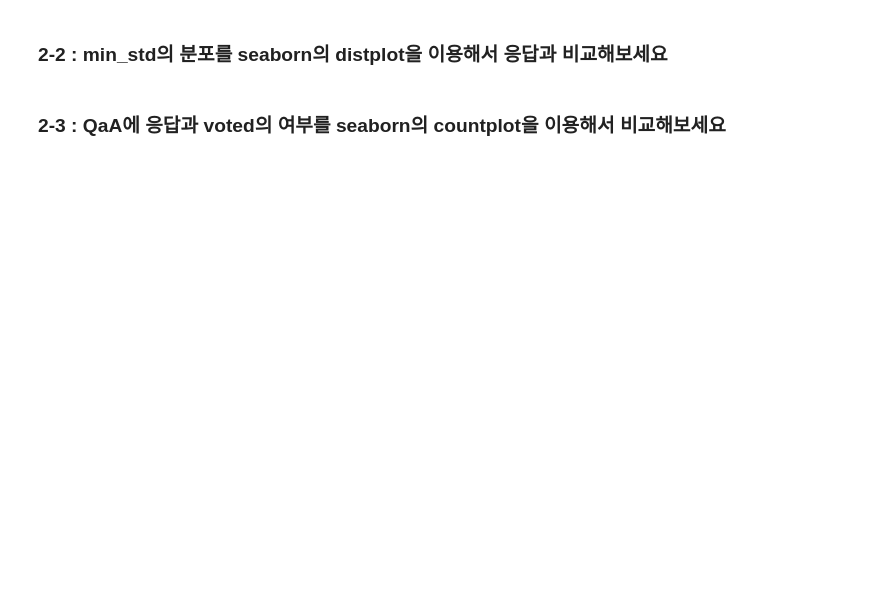
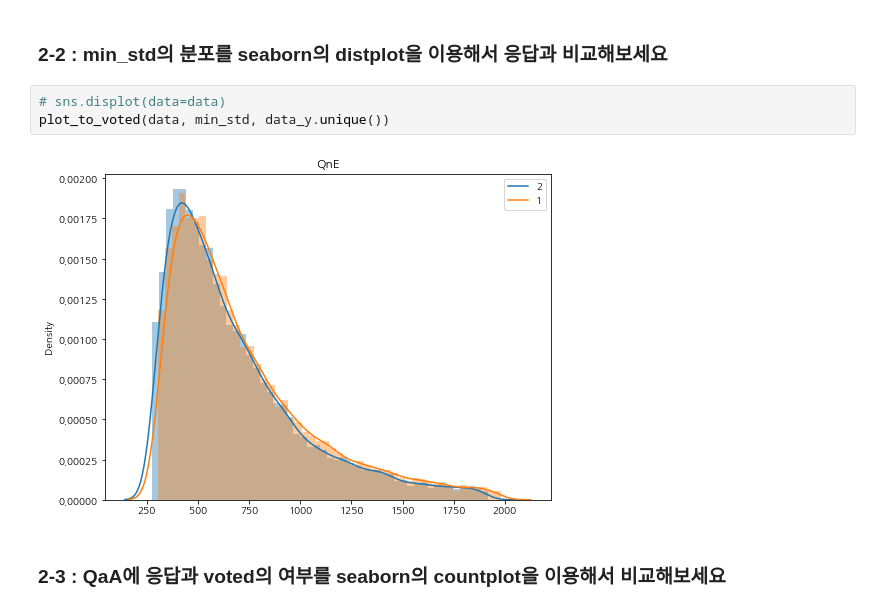
Before and after one commit to KimYongHwi/dacon, a Jupyter notebook: dacon_school/2주차_과제.ipynb, the cells around one changed output. Cells and saved outputs as stored; diff of their text form; blank space fills up the shorter version.

```diff
--- a/dacon_school/2주차_과제.ipynb
+++ b/dacon_school/2주차_과제.ipynb
@@ -200,4 +256,9 @@ def plot_to_voted(data, var, target):
 # %% [markdown]
 ### 2-2 : min_std의 분포를 seaborn의 distplot을 이용해서 응답과 비교해보세요
+# %%
+# sns.displot(data=data)
+plot_to_voted(data, min_std, data_y.unique())
+# %% [output]
+[figure, added]
 # %% [markdown]
 ### 2-3 : QaA에 응답과 voted의 여부를 seaborn의 countplot을 이용해서 비교해보세요
```
Also changed, not shown: parts of 10 cells of this notebook.
